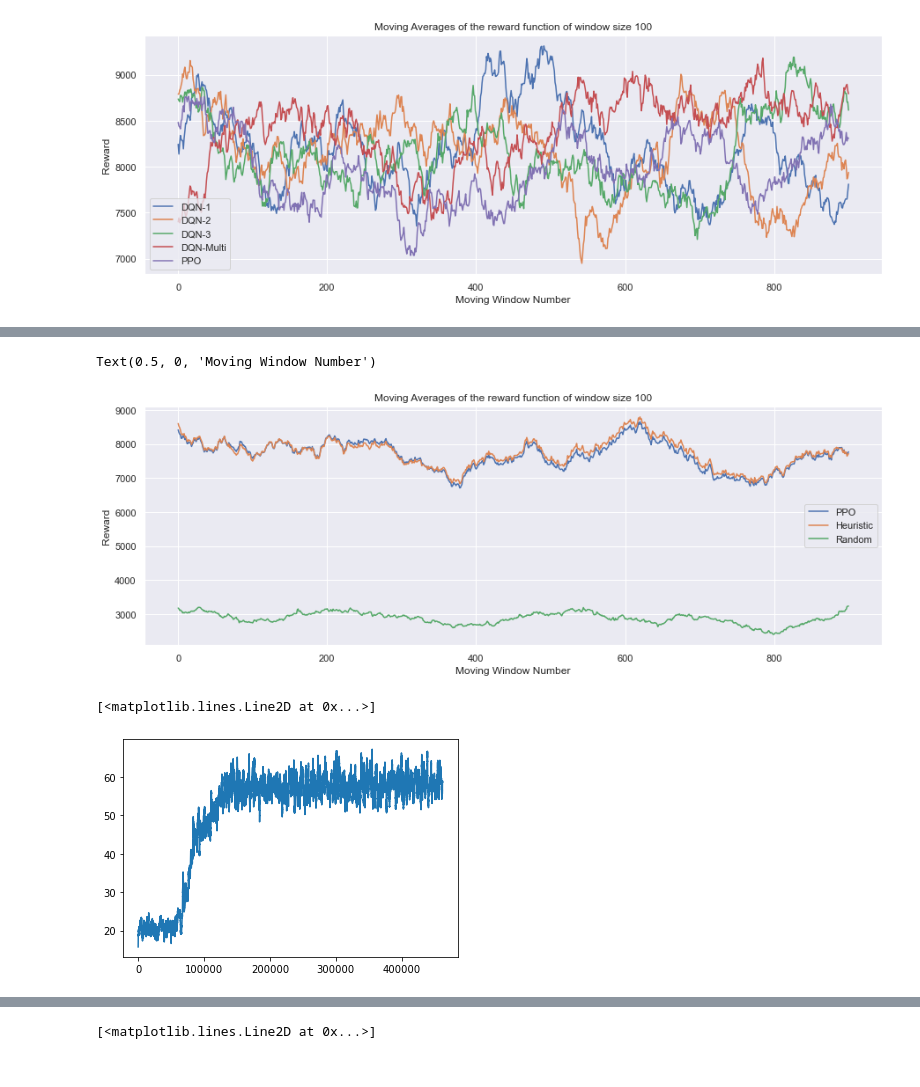
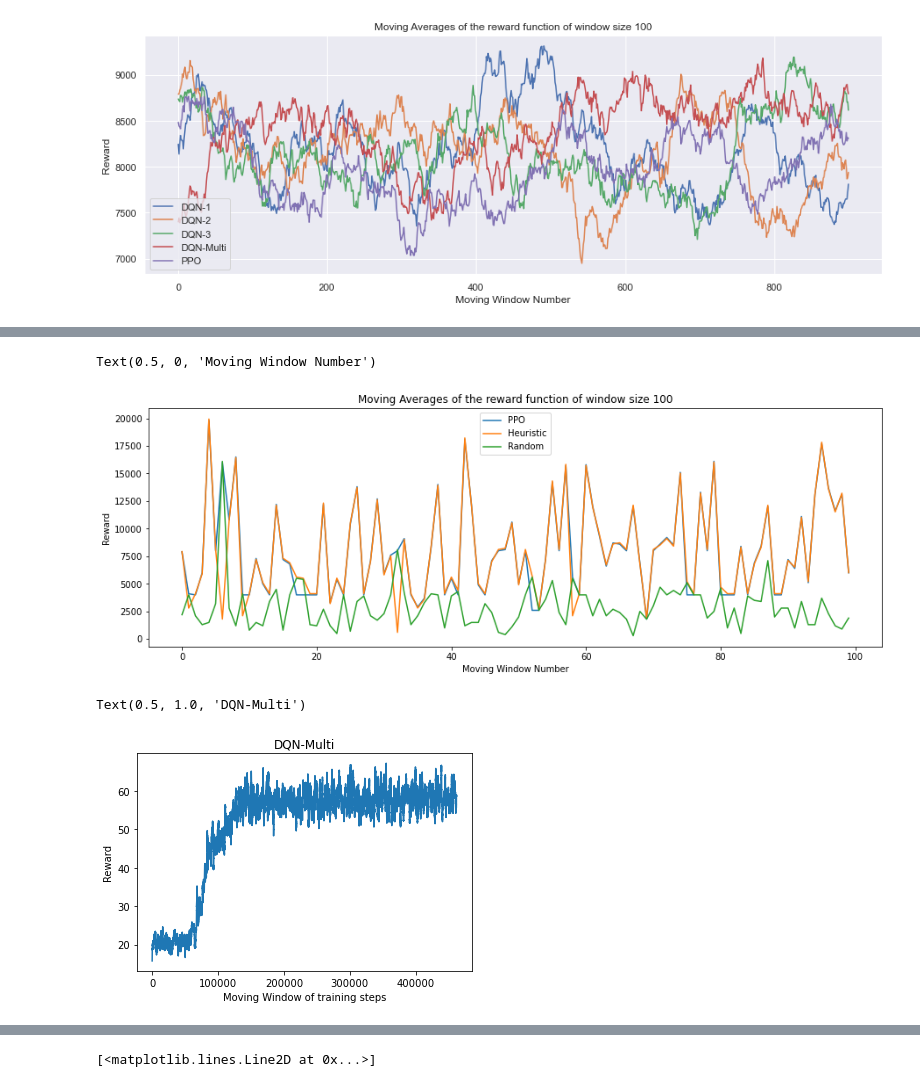
Before and after one commit to BrunoGomesCoelho/Eat-Move-Learn, a Jupyter notebook: notebooks/plotting_opponents.ipynb, the cells around one changed output, grey strips where cells are left out. Cells and saved outputs as stored; diff of their text form; code cells hidden in the pictures.

Commit message:
Plotting and pt

```diff
--- a/notebooks/plotting_opponents.ipynb
+++ b/notebooks/plotting_opponents.ipynb
@@ -422,31 +428,29 @@ plt.show()
 # %%
-ppo = np.convolve(rewards[:,0],np.ones(100,dtype=int),'valid')/100
-heu = np.convolve(rewards[:,1],np.ones(100,dtype=int),'valid')/100
-rnd = np.convolve(rewards[:,2],np.ones(100,dtype=int),'valid')/100
-
-
 fig = plt.figure(figsize=(15,5))
-plt.plot(ppo)
-plt.plot(heu)
-plt.plot(rnd)
+plt.plot(rewards[:,0])
+plt.plot(rewards[:,1])
+plt.plot(rewards[:,2])
 plt.title('Moving Averages of the reward function of window size 100')
 plt.legend(['PPO', 'Heuristic', 'Random'])
 plt.ylabel('Reward')
 plt.xlabel('Moving Window Number')
 # %% [output]
 Text(0.5, 0, 'Moving Window Number')
-[figure, old version]
+[figure, new version]
 # %%
 dire = os.path.join('Monitor',"dqn_v_-1oppponents4thTry.monitor.csv")
 data = np.genfromtxt(dire, delimiter=",", names=["x", "y", "z"])
 
 c = data['x']
 c = np.convolve(c,np.ones(1000,dtype=int),'valid')/1000
 
 plt.plot(c)
+plt.xlabel('Moving Window of training steps')
+plt.ylabel('Reward')
+plt.title('DQN-Multi')
 # %% [output]
-[<matplotlib.lines.Line2D at 0x...>]
+Text(0.5, 1.0, 'DQN-Multi')
-[figure, old version]
+[figure, new version]
 # %%
 dire = os.path.join('Monitor',"dqn_v_1oppponents4thTry.monitor.csv")
 data = np.genfromtxt(dire, delimiter=",", names=["x", "y", "z"])
```
Also changed, not shown: parts of 12 cells of this notebook, 6 other files.
